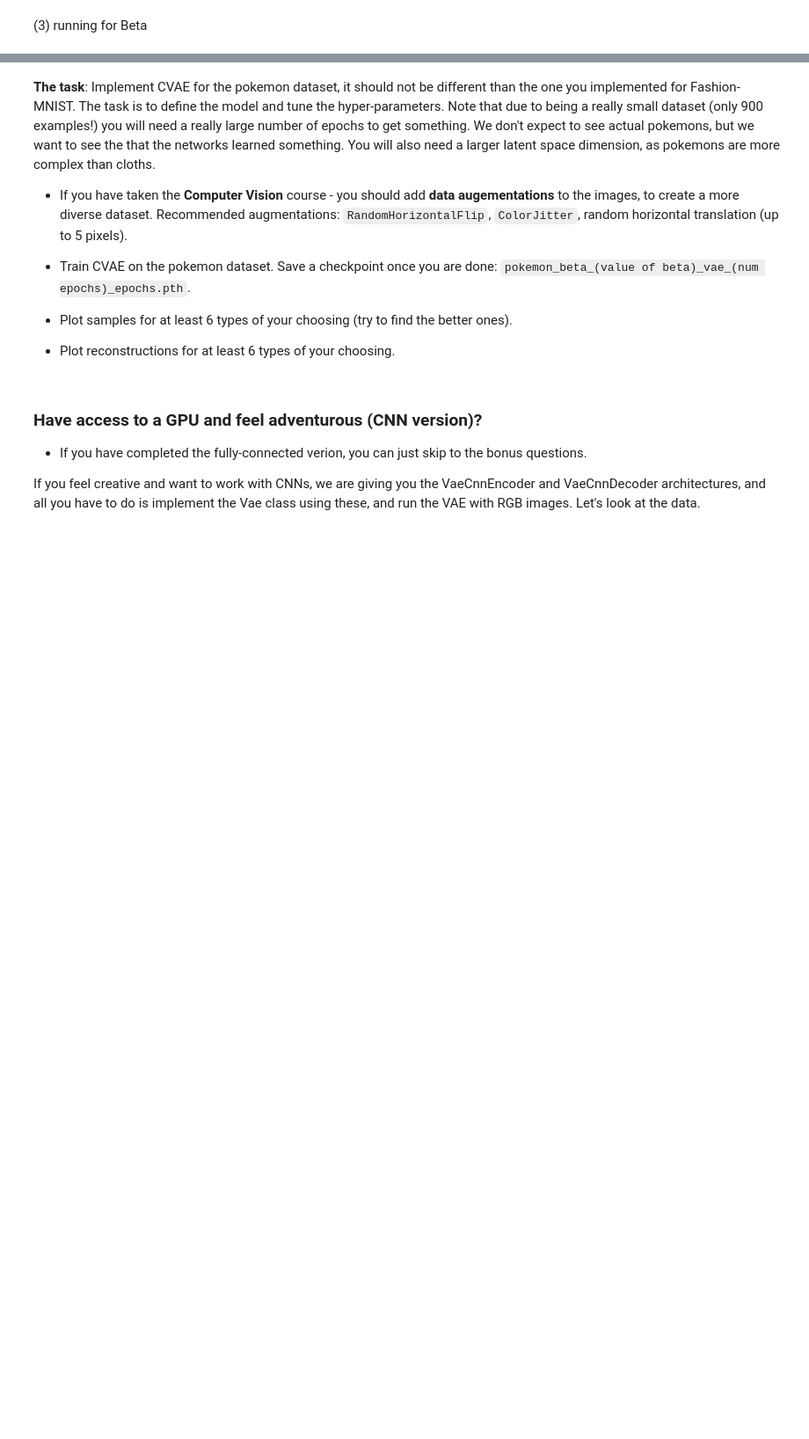
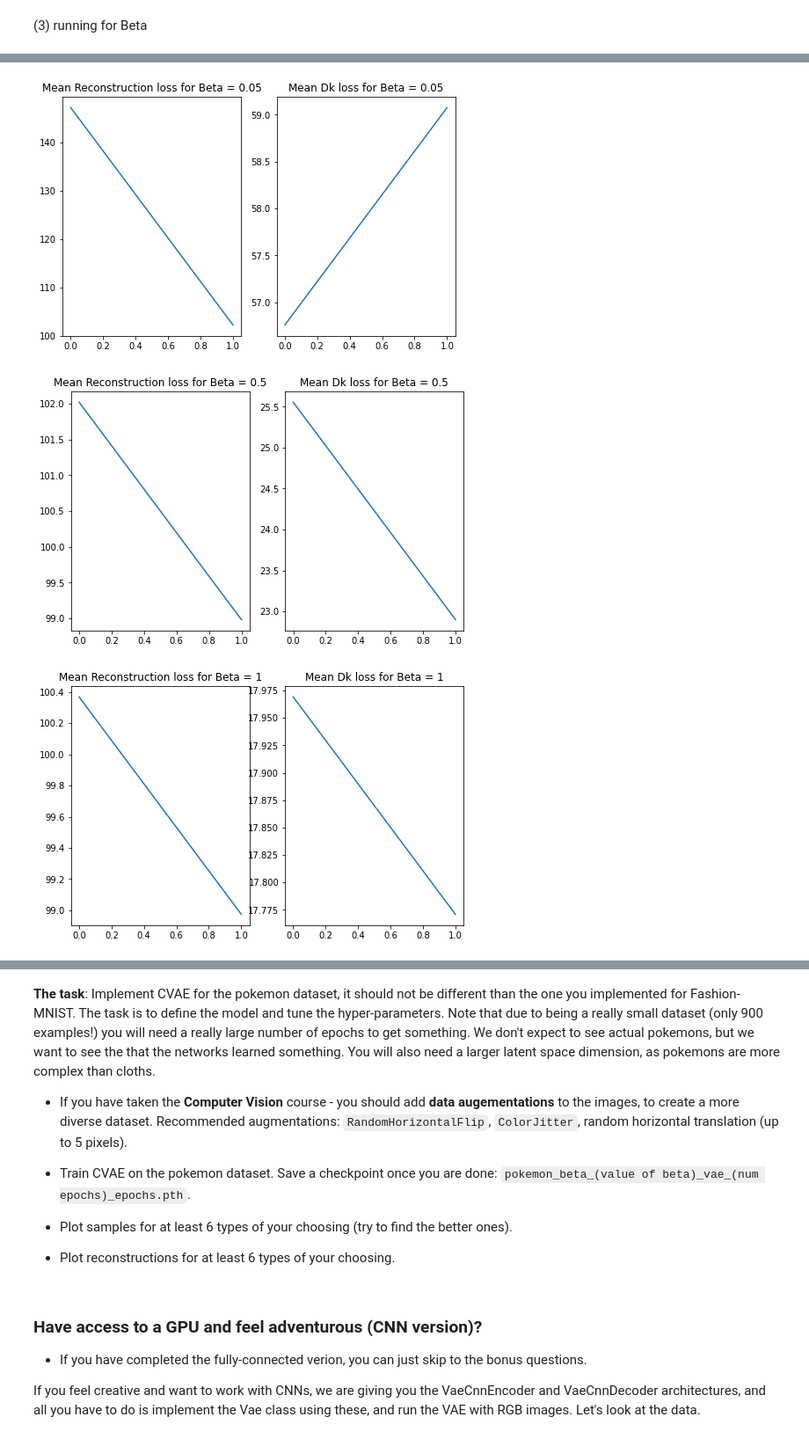
Before and after one commit to mrobotov/HW, a Jupyter notebook: ee046202_wet_2_deep_vae_clustering.ipynb, the cells around one changed output, grey strips where cells are left out. Shown at 88% size. Cells and saved outputs as stored; diff of their text form; code cells hidden in the pictures; blank space fills up the shorter version.

Commit message:
Part 1 - beta varational encoder - done

```diff
--- a/ee046202_wet_2_deep_vae_clustering.ipynb
+++ b/ee046202_wet_2_deep_vae_clustering.ipynb
@@ -369,7 +369,7 @@ Extracting ./datasets/MNIST/raw/t10k-labels-idx1-ubyte.gz to ./datasets/MNIST/ra
 BETA =  [0.05,0.5,1,5]
 BATCH_SIZE =  128 # usually 32/64/128/256 was 128
 LEARNING_RATE = 1e-3 # for the gradient optimizer
-NUM_EPOCHS = 100 # how many epochs to run? was 50
+NUM_EPOCHS = 2 # how many epochs to run? was 50
 # %%
 HIDDEN_SIZE = 256 # size of the hidden layers in the networks
 X_DIM = 28 * 28 # size of the input dimensio
@@ -454,0 +394,45 @@ saved checkpoint @ beta_(5 )_vae_50_epochs.pth
+# %%
+
+# here we go
+for beta in BETA:
+  # save the losses from each epoch, we might want to plot it later
+  train_losses = []
+  recon_mean = []
+  kl_mean = []
+  for epoch in range(NUM_EPOCHS):
+    epoch_start_time = time.time()
+    batch_losses = []
+    recon_loss = []
+    kl_loss = []
+    for batch_i, batch in enumerate(dataloader):
+      # forward pass
+      x = batch[0].to(device).view(-1, X_DIM) # just the images
+      x_recon, mu, logvar, z = vae(x)
+      # calculate the loss
+      recon,kl,loss = beta_loss_function(x_recon, x, mu, logvar, loss_type='bce',beta=beta)
+      # optimization (same 3 steps everytime)
+      vae_optim.zero_grad()
+      loss.backward()
+      vae_optim.step()
+      # save loss
+      batch_losses.append(loss.data.cpu().item())
+      recon_loss.append(recon)
+      kl_loss.append(kl)
+
+    train_losses.append(np.mean(batch_losses))
+    print("epoch: {} training loss: {:.5f} epoch time: {:.3f} sec".format(epoch, train_losses[-1],
+    time.time() - epoch_start_time))
+    recon_mean.append(np.array(recon_loss).mean())
+    kl_mean.append(np.array(kl_loss).mean())
+  # save
+  fname = "beta_("+str(beta)+" )_vae_50_epochs.pth"
+  torch.save(vae.state_dict(), fname)
+  print("saved checkpoint @", fname)
+  fig = plt.figure(figsize=(8 ,5))
+  ax = fig.add_subplot(1, 2, 1)
+  ax.set_title("Mean Reconstruction loss for Beta = " + str(beta))
+  ax.plot(recon_mean)
+  bx =  fig.add_subplot(1, 2, 2)
+  bx.set_title("Mean Dk loss for Beta = " + str(beta))
+  bx.plot(kl_mean)
+# %% [output]
@@ -454,0 +451,3 @@ saved checkpoint @ beta_(5 )_vae_50_epochs.pth
+[figure, added]
+[figure, added]
+[figure, added]
```
Also changed, not shown: parts of 3 cells of this notebook.
